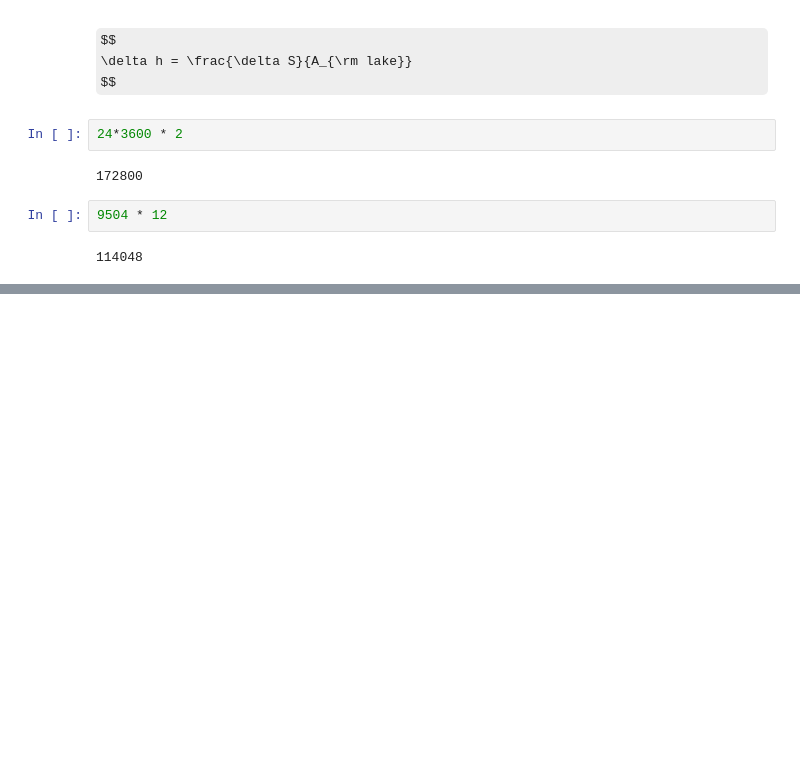
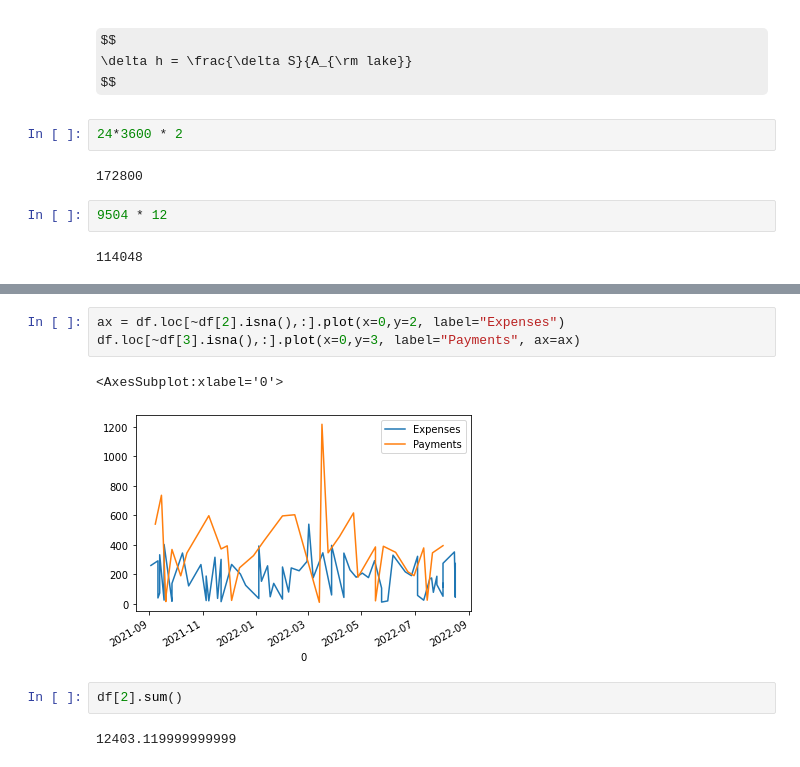
Before and after one commit to guziy/PyNotebooks, a Jupyter notebook: Untitled0.ipynb, the cells around one changed output, grey strips where cells are left out. Drawn from its saved outputs; the diff is of its cells as text; some formulas as TeX source; blank space fills up the shorter version.

```diff
--- a/Untitled0.ipynb
+++ b/Untitled0.ipynb
@@ -125,0 +187,10 @@ $$
+# %%
+ax = df.loc[~df[2].isna(),:].plot(x=0,y=2, label="Expenses")
+df.loc[~df[3].isna(),:].plot(x=0,y=3, label="Payments", ax=ax)
+# %% [output]
+<AxesSubplot:xlabel='0'>
+[figure, added]
+# %%
+df[2].sum()
+# %% [output]
+12403.119999999999
```
Also changed, not shown: parts of 8 cells of this notebook, 1 other file.
